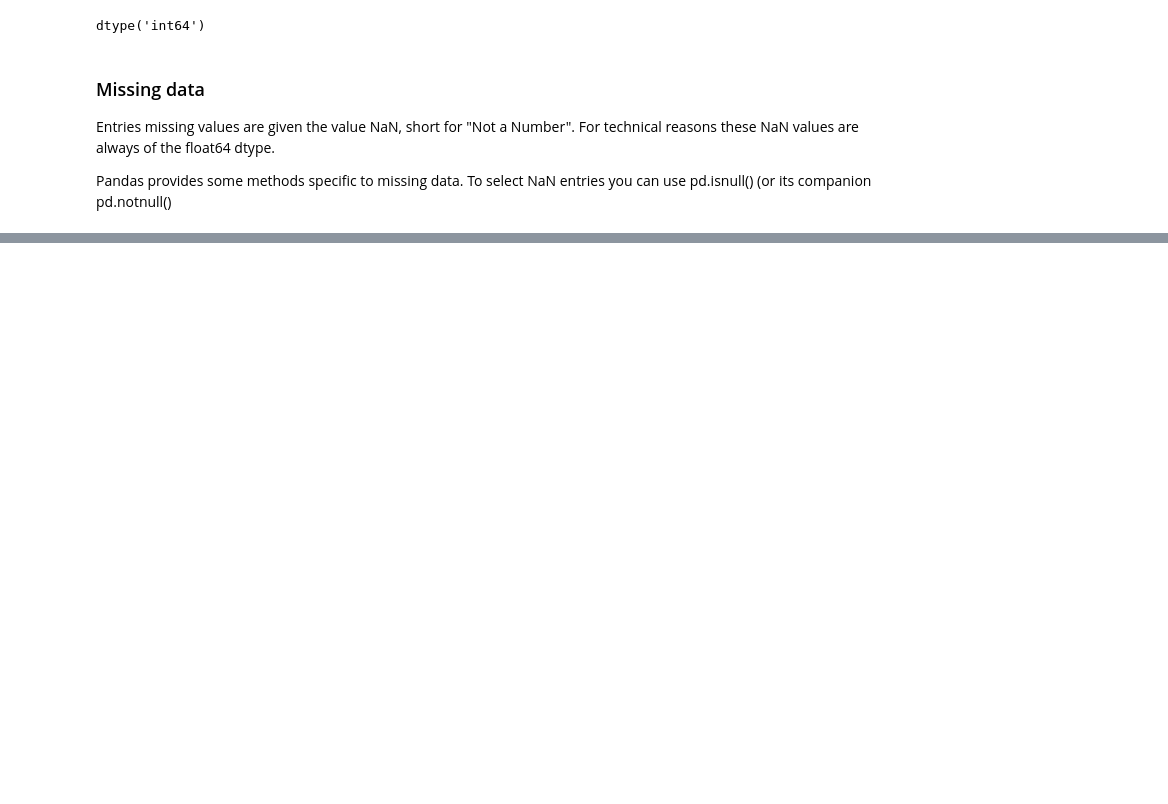
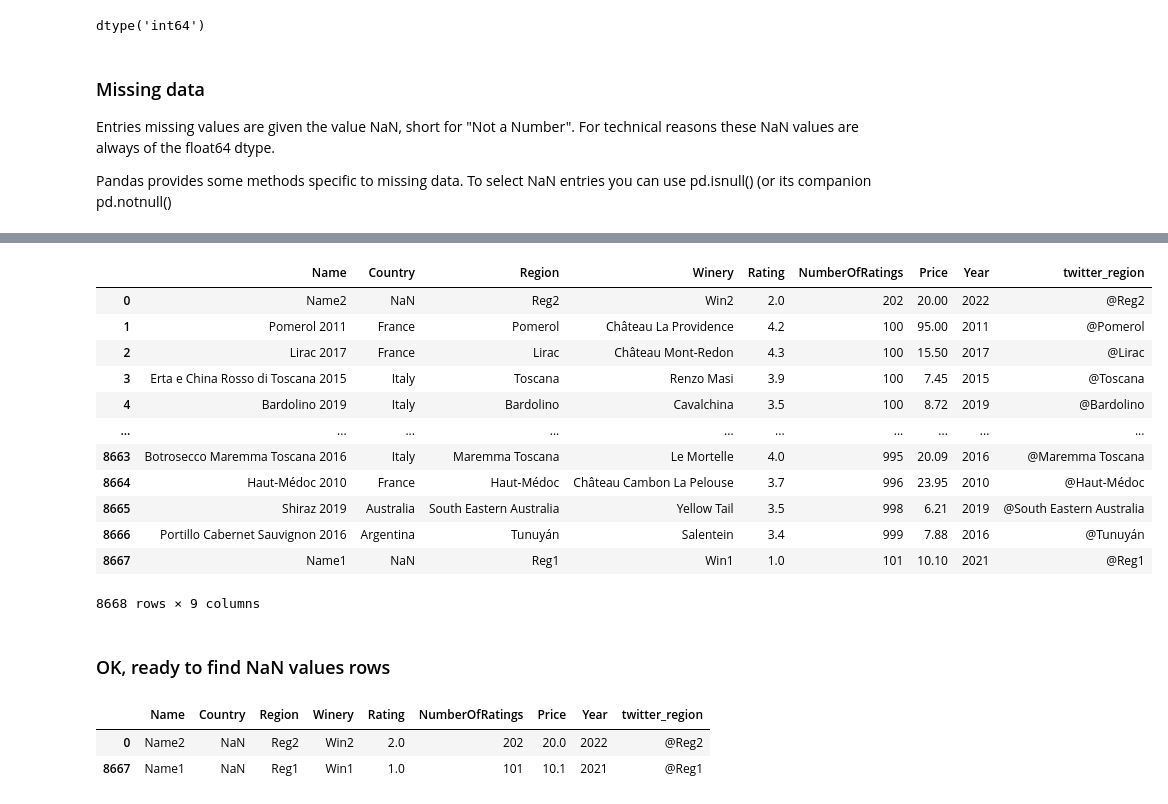
Before and after one commit to jmonti-gh/DataAnalysis_Py, a Jupyter notebook: pandas/kaggle_pd_5.ipynb, the cells around one changed output, grey strips where cells are left out. Drawn from its saved outputs; the diff is of its cells as text; code cells hidden in the pictures; blank space fills up the shorter version.

```diff
--- a/pandas/kaggle_pd_5.ipynb
+++ b/pandas/kaggle_pd_5.ipynb
@@ -23,3 +23,7 @@ reviews.head(2)
 |  | Name | Country | Region | Winery | Rating | NumberOfRatings | Price | Year |
 | 0 | Pomerol 2011 | France | Pomerol | Château La Providence | 4.2 | 100 | 95.0 | 2011 |
 | 1 | Lirac 2017 | France | Lirac | Château Mont-Redon | 4.3 | 100 | 15.5 | 2017 |
+# %%
+## Add a twitter_region column !
+reviews['twitter_region'] = '@' +  reviews.Region
+reviews.head(2)
@@ -104,0 +144,23 @@ Pandas provides some methods specific to missing data. To select NaN entries you
+# %%
+display(reviews.head(2))
+print(len(reviews))
+#lst_row1 = ['Name1', 'NaN', 'Reg1', 'Win1', 'NaN',1, 'NaN',2023,]
+#reviews.loc[len(reviews)] = lst_row1
+### .append() WILL BE DEPRECATED - use .concat()
+# new_row1 = {'Name': 'Name1', 'Country': 'NaN', 'Region': 'Reg1',
+#             'Winery': 'Win1', 'Rating': 1, 'NumberOfRatings': 101,
+#             'Price': 10.1, 'Year': 2021, 'twitter_region': '@Reg1'}
+# r1 = reviews.append(new_row1, ignore_index=True)
+
+ndf_row1 = pd.DataFrame({'Name': 'Name1', 'Country': np.nan, 'Region': 'Reg1',
+                         'Winery': 'Win1', 'Rating': 1, 'NumberOfRatings': 101,
+                         'Price': 10.1, 'Year': 2021, 'twitter_region': '@Reg1'}, index=[0])
+revs = pd.concat([reviews, ndf_row1]).reset_index(drop=True)    # concat at the end
+ndf_row2 = pd.DataFrame({'Name': 'Name2', 'Country': np.nan, 'Region': 'Reg2',
+                         'Winery': 'Win2', 'Rating': 2, 'NumberOfRatings': 202,
+                         'Price': 20., 'Year': 2022, 'twitter_region': '@Reg2'}, index=[0])
+revs = pd.concat([ndf_row2, revs]).reset_index(drop=True)    # concat at the beginning and in the same df
+# OuuuKKK! Above inserting a list at a given place
+
+# display(revs.tail(3))
+# revs.loc[revs.Name == 'Name1']
@@ -104,0 +172,24 @@ Pandas provides some methods specific to missing data. To select NaN entries you
+# %%
+revs
+# %% [output]
+|  | Name | Country | Region | Winery | Rating | NumberOfRatings | Price | Year | twitter_region |
+| 0 | Name2 | NaN | Reg2 | Win2 | 2.0 | 202 | 20.00 | 2022 | @Reg2 |
+| 1 | Pomerol 2011 | France | Pomerol | Château La Providence | 4.2 | 100 | 95.00 | 2011 | @Pomerol |
+| 2 | Lirac 2017 | France | Lirac | Château Mont-Redon | 4.3 | 100 | 15.50 | 2017 | @Lirac |
+| 3 | Erta e China Rosso di Toscana 2015 | Italy | Toscana | Renzo Masi | 3.9 | 100 | 7.45 | 2015 | @Toscana |
+| 4 | Bardolino 2019 | Italy | Bardolino | Cavalchina | 3.5 | 100 | 8.72 | 2019 | @Bardolino |
+| ... | ... | ... | ... | ... | ... | ... | ... | ... | ... |
+| 8663 | Botrosecco Maremma Toscana 2016 | Italy | Maremma Toscana | Le Mortelle | 4.0 | 995 | 20.09 | 2016 | @Maremma Toscana |
+| 8664 | Haut-Médoc 2010 | France | Haut-Médoc | Château Cambon La Pelouse | 3.7 | 996 | 23.95 | 2010 | @Haut-Médoc |
+| 8665 | Shiraz 2019 | Australia | South Eastern Australia | Yellow Tail | 3.5 | 998 | 6.21 | 2019 | @South Eastern Australia |
+| 8666 | Portillo Cabernet Sauvignon 2016 | Argentina | Tunuyán | Salentein | 3.4 | 999 | 7.88 | 2016 | @Tunuyán |
+| 8667 | Name1 | NaN | Reg1 | Win1 | 1.0 | 101 | 10.10 | 2021 | @Reg1 |
+8668 rows × 9 columns
+# %% [markdown]
+### OK, ready to find NaN values rows
+# %%
+revs[pd.isnull(revs.Country)]
+# %% [output]
+|  | Name | Country | Region | Winery | Rating | NumberOfRatings | Price | Year | twitter_region |
+| 0 | Name2 | NaN | Reg2 | Win2 | 2.0 | 202 | 20.0 | 2022 | @Reg2 |
+| 8667 | Name1 | NaN | Reg1 | Win1 | 1.0 | 101 | 10.1 | 2021 | @Reg1 |
```
Also changed, not shown: parts of 26 cells of this notebook, 1 other file.
